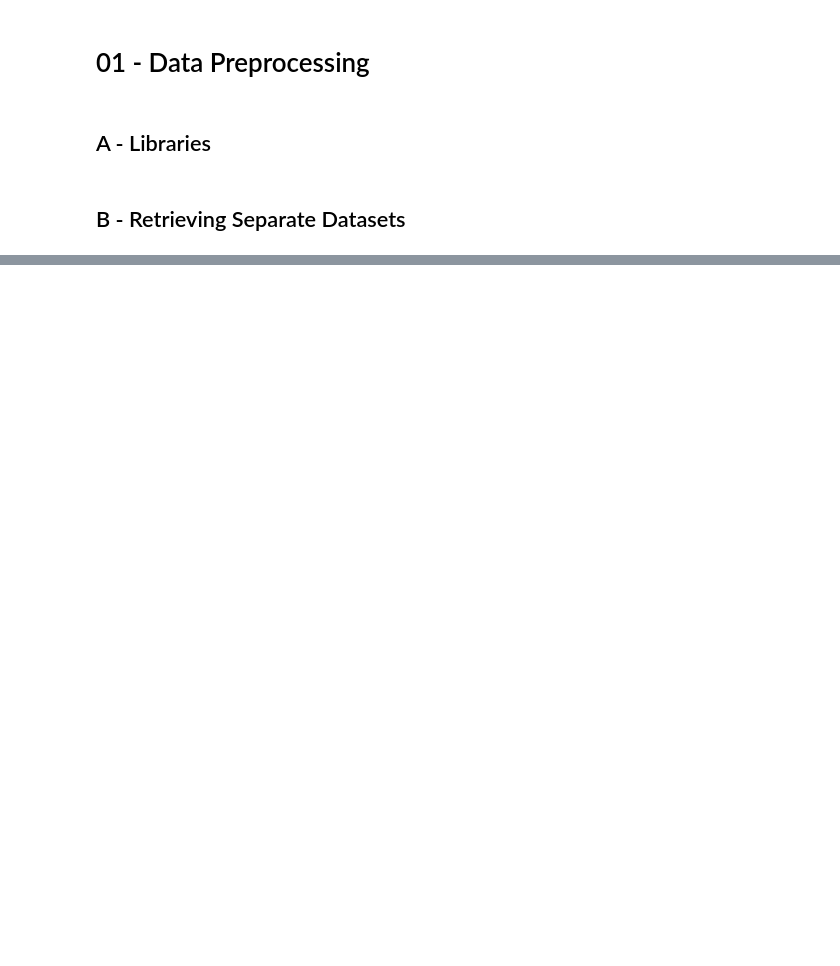
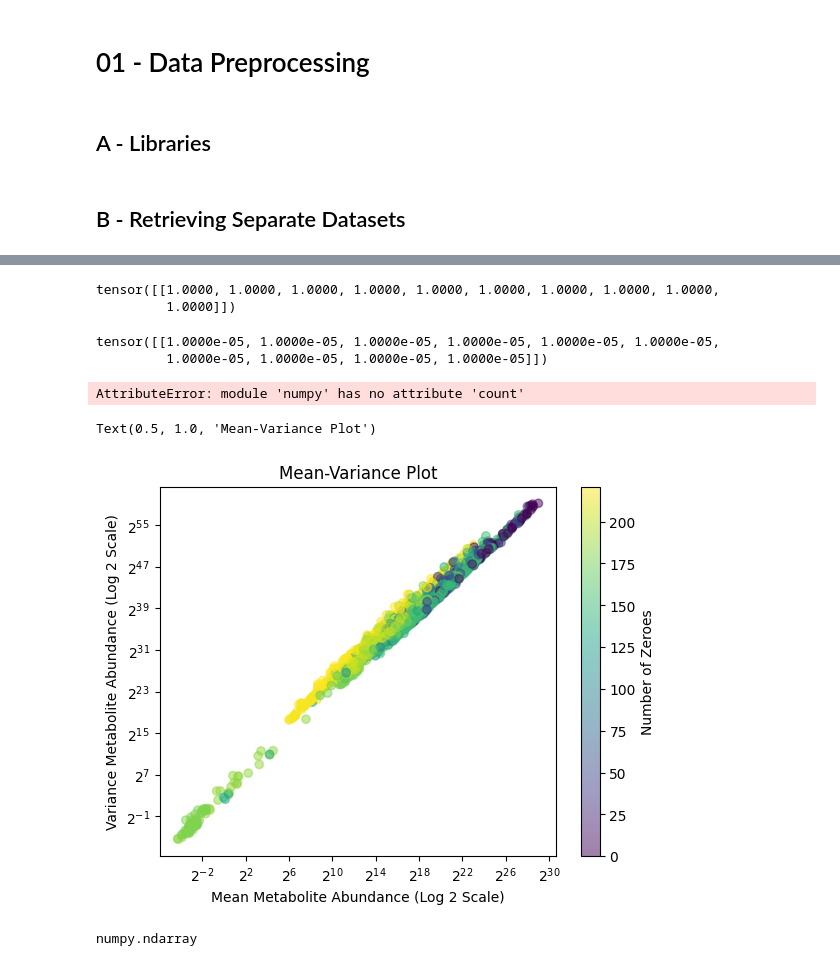
Before and after one commit to alfonsomiguelcruz/metabodgd, a Jupyter notebook: 01 - Data Preprocessing.ipynb, the cells around one changed output, grey strips where cells are left out. Saved outputs shown, nothing was run; the diff lists cells and outputs as text; code cells hidden in the pictures; blank space fills up the shorter version.

Commit message:
Added hurdle gamma stuff

```diff
--- a/01 - Data Preprocessing.ipynb
+++ b/01 - Data Preprocessing.ipynb
@@ -15,0 +57,36 @@ df, cohorts = data.combine_cohort_datasets()
+# %%
+torch.exp(gamma_dist.log_prob(torch.full(fill_value=1e-5, size=(1,10))))
+# %% [output]
+tensor([[1.0000, 1.0000, 1.0000, 1.0000, 1.0000, 1.0000, 1.0000, 1.0000, 1.0000,
+         1.0000]])
+# %%
+gamma_dist.cdf(torch.full(fill_value=1e-5, size=(1,10)))
+# %% [output]
+tensor([[1.0000e-05, 1.0000e-05, 1.0000e-05, 1.0000e-05, 1.0000e-05, 1.0000e-05,
+         1.0000e-05, 1.0000e-05, 1.0000e-05, 1.0000e-05]])
+# %%
+np.count(np_exp.var(axis=0) > np_exp.mean(axis=0))
+# %% [output]
+AttributeError: module 'numpy' has no attribute 'count'
+# %%
+## DO NOT REMOVE
+zero_counts = np.count_nonzero(np_exp == 0, axis=0)
+plt.scatter(x=np_exp.mean(axis=0),
+            y=np_exp.var(axis=0),
+            c=zero_counts,
+            cmap='viridis',
+            marker='o',
+            alpha=0.5)
+plt.xlabel("Mean Metabolite Abundance (Log 2 Scale)")
+plt.ylabel("Variance Metabolite Abundance (Log 2 Scale)")
+plt.xscale('log', base=2)
+plt.yscale('log', base=2)
+plt.colorbar(label='Number of Zeroes')
+plt.title("Mean-Variance Plot")
+# %% [output]
+Text(0.5, 1.0, 'Mean-Variance Plot')
+[figure, added]
+# %%
+type(np_df == 0)
+# %% [output]
+numpy.ndarray
```
Also changed, not shown: parts of 17 cells of this notebook, 4 other files.
